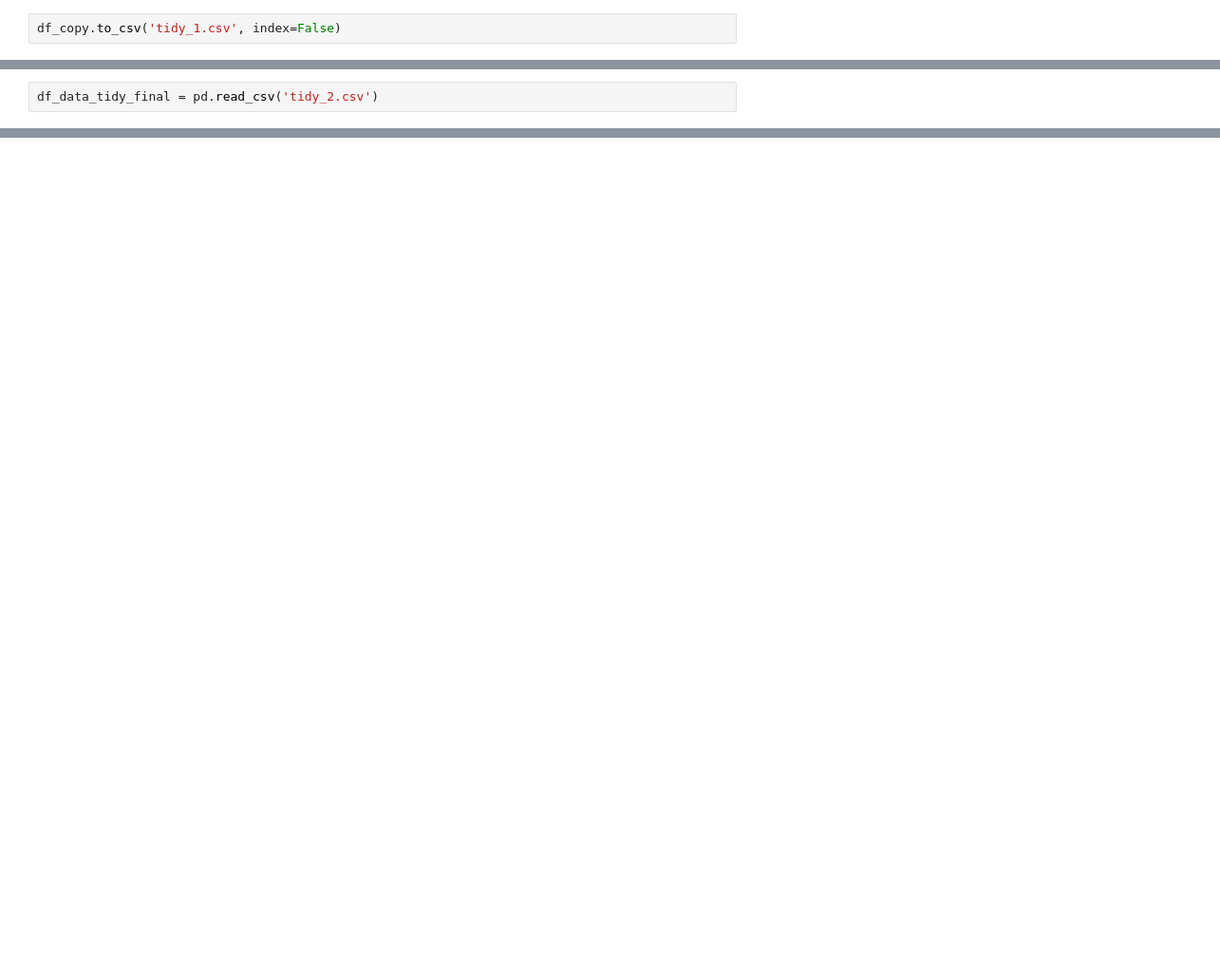
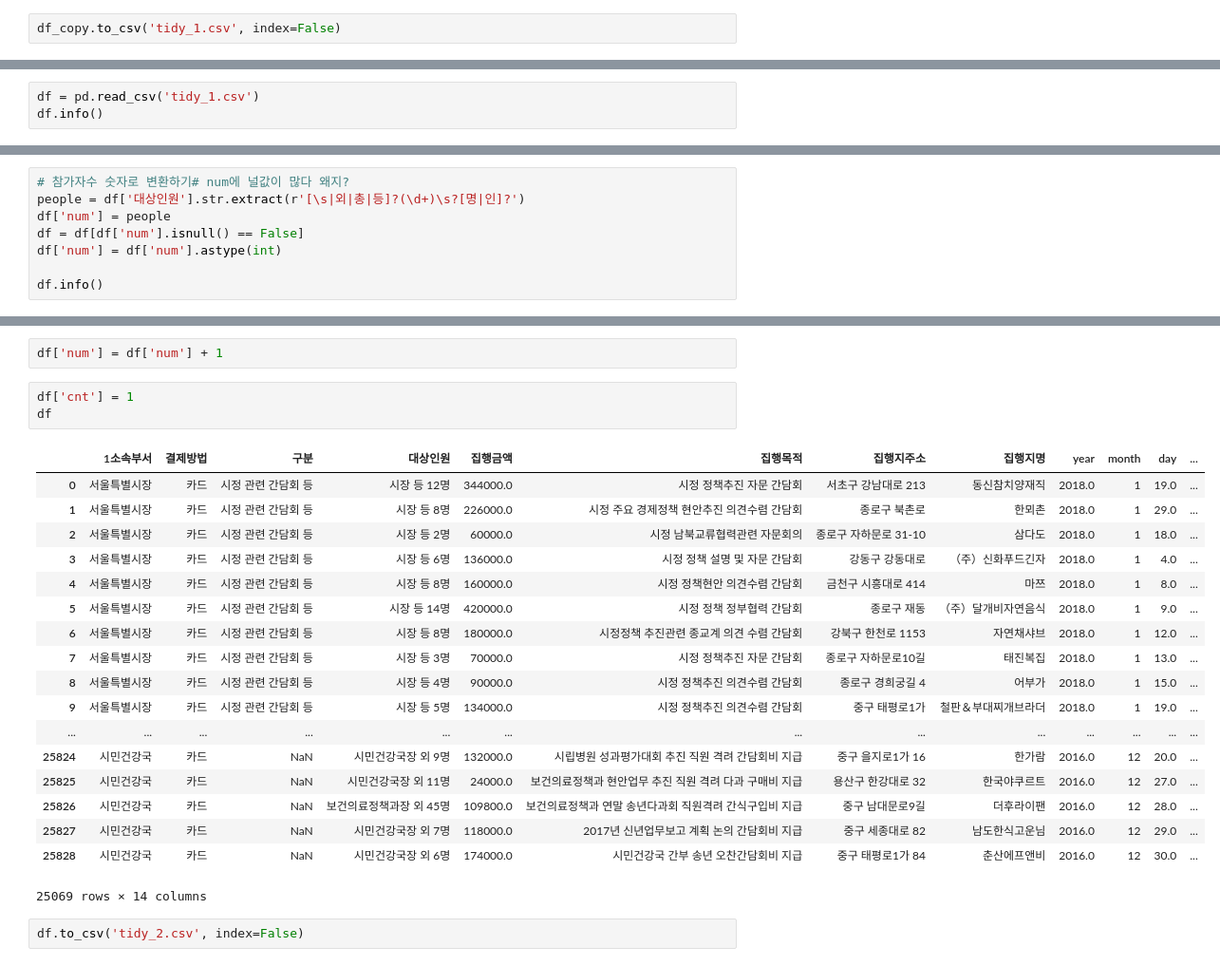
Before and after one commit to jy617lee/popular_restaurants_from_officials, a Jupyter notebook: web_crawling.ipynb, the cells around one changed output, grey strips where cells are left out. Shown at 95% size. Drawn from its saved outputs; the diff is of its cells as text; blank space fills up the shorter version.

```diff
--- a/web_crawling.ipynb
+++ b/web_crawling.ipynb
@@ -375,3 +466,4 @@ print(df_data_before.shape)
 # %%
-df_data_tidy_final = pd.read_csv('tidy_2.csv')
+df = pd.read_csv('tidy_1.csv')
+df.info()
 # %% [output]
@@ -468,0 +487,8 @@ C:\workspace\djangoPrj\popular_restaurants_from_officials\restaurants_rank\stati
+# %%
+# 참가자수 숫자로 변환하기# num에 널값이 많다 왜지?
+people = df['대상인원'].str.extract(r'[\s|외|총|등]?(\d+)\s?[명|인]?')
+df['num'] = people
+df = df[df['num'].isnull() == False]
+df['num'] = df['num'].astype(int)
+
+df.info()
@@ -468,0 +514,26 @@ C:\workspace\djangoPrj\popular_restaurants_from_officials\restaurants_rank\stati
+# %%
+df['num'] = df['num'] + 1
+# %%
+df['cnt'] = 1
+df
+# %% [output]
+|  | 1소속부서 | 결제방법 | 구분 | 대상인원 | 집행금액 | 집행목적 | 집행지주소 | 집행지명 | year | month | day | ... |
+| 0 | 서울특별시장 | 카드 | 시정 관련 간담회 등 | 시장 등 12명 | 344000.0 | 시정 정책추진 자문 간담회 | 서초구 강남대로 213 | 동신참치양재직 | 2018.0 | 1 | 19.0 | ... |
+| 1 | 서울특별시장 | 카드 | 시정 관련 간담회 등 | 시장 등 8명 | 226000.0 | 시정 주요 경제정책 현안추진 의견수렴 간담회 | 종로구 북촌로 | 한뫼촌 | 2018.0 | 1 | 29.0 | ... |
+| 2 | 서울특별시장 | 카드 | 시정 관련 간담회 등 | 시장 등 2명 | 60000.0 | 시정 남북교류협력관련 자문회의 | 종로구 자하문로 31-10 | 삼다도 | 2018.0 | 1 | 18.0 | ... |
+| 3 | 서울특별시장 | 카드 | 시정 관련 간담회 등 | 시장 등 6명 | 136000.0 | 시정 정책 설명 및 자문 간담회 | 강동구 강동대로 | （주）신화푸드긴자 | 2018.0 | 1 | 4.0 | ... |
+| 4 | 서울특별시장 | 카드 | 시정 관련 간담회 등 | 시장 등 8명 | 160000.0 | 시정 정책현안 의견수렴 간담회 | 금천구 시흥대로 414 | 마쯔 | 2018.0 | 1 | 8.0 | ... |
+| 5 | 서울특별시장 | 카드 | 시정 관련 간담회 등 | 시장 등 14명 | 420000.0 | 시정 정책 정부협력 간담회 | 종로구 재동 | （주）달개비자연음식 | 2018.0 | 1 | 9.0 | ... |
+| 6 | 서울특별시장 | 카드 | 시정 관련 간담회 등 | 시장 등 8명 | 180000.0 | 시정정책 추진관련 종교계 의견 수렴 간담회 | 강북구 한천로 1153 | 자연채샤브 | 2018.0 | 1 | 12.0 | ... |
+| 7 | 서울특별시장 | 카드 | 시정 관련 간담회 등 | 시장 등 3명 | 70000.0 | 시정 정책추진 자문 간담회 | 종로구 자하문로10길 | 태진복집 | 2018.0 | 1 | 13.0 | ... |
+| 8 | 서울특별시장 | 카드 | 시정 관련 간담회 등 | 시장 등 4명 | 90000.0 | 시정 정책추진 의견수렴 간담회 | 종로구 경희궁길 4 | 어부가 | 2018.0 | 1 | 15.0 | ... |
+| 9 | 서울특별시장 | 카드 | 시정 관련 간담회 등 | 시장 등 5명 | 134000.0 | 시정 정책추진 의견수렴 간담회 | 중구 태평로1가 | 철판＆부대찌개브라더 | 2018.0 | 1 | 19.0 | ... |
+| ... | ... | ... | ... | ... | ... | ... | ... | ... | ... | ... | ... | ... |
+| 25824 | 시민건강국 | 카드 | NaN | 시민건강국장 외 9명 | 132000.0 | 시립병원 성과평가대회 추진 직원 격려 간담회비 지급 | 중구 을지로1가 16 | 한가람 | 2016.0 | 12 | 20.0 | ... |
+| 25825 | 시민건강국 | 카드 | NaN | 시민건강국장 외 11명 | 24000.0 | 보건의료정책과 현안업무 추진 직원 격려 다과 구매비 지급 | 용산구 한강대로 32 | 한국야쿠르트 | 2016.0 | 12 | 27.0 | ... |
+| 25826 | 시민건강국 | 카드 | NaN | 보건의료정책과장 외 45명 | 109800.0 | 보건의료정책과 연말 송년다과회 직원격려 간식구입비 지급 | 중구 남대문로9길 | 더후라이팬 | 2016.0 | 12 | 28.0 | ... |
+| 25827 | 시민건강국 | 카드 | NaN | 시민건강국장 외 7명 | 118000.0 | 2017년 신년업무보고 계획 논의 간담회비 지급 | 중구 세종대로 82 | 남도한식고운님 | 2016.0 | 12 | 29.0 | ... |
+| 25828 | 시민건강국 | 카드 | NaN | 시민건강국장 외 6명 | 174000.0 | 시민건강국 간부 송년 오찬간담회비 지급 | 중구 태평로1가 84 | 춘산에프앤비 | 2016.0 | 12 | 30.0 | ... |
+25069 rows × 14 columns
+# %%
+df.to_csv('tidy_2.csv', index=False)
```
Also changed, not shown: parts of 43 cells of this notebook, 5 other files.
